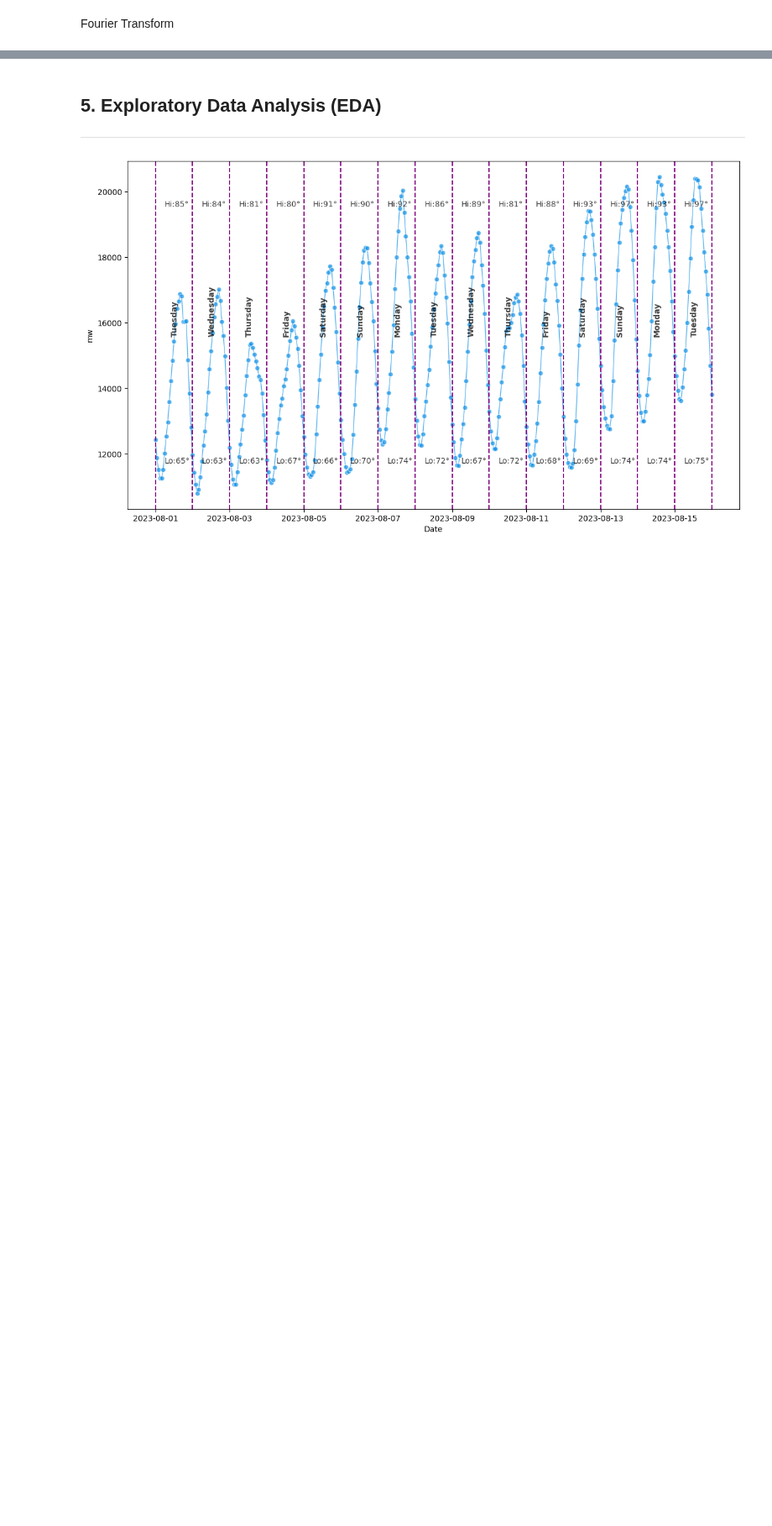
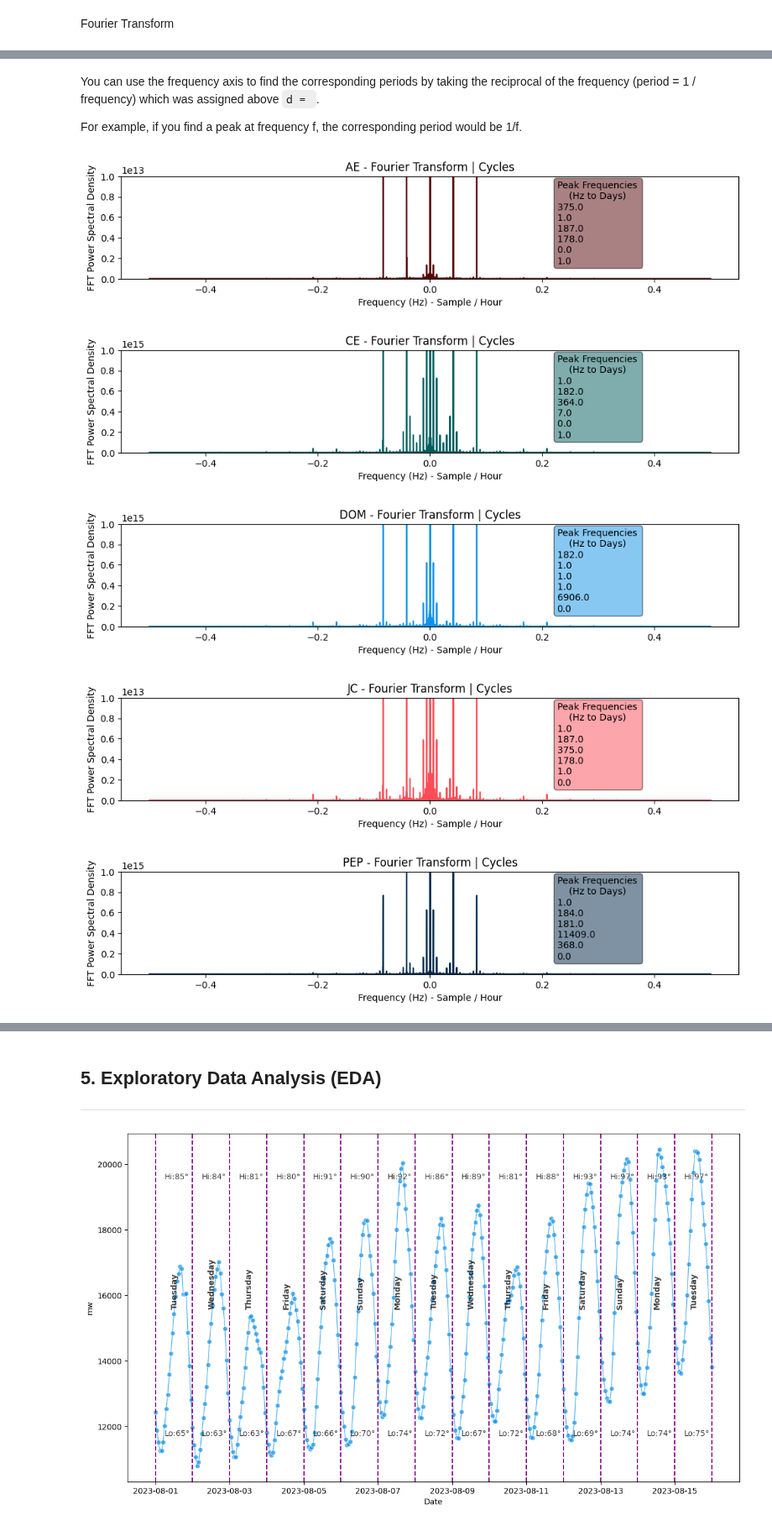
Before and after one commit to chill0121/Energy_Grid_Forecasting, a Jupyter notebook: Energy_Forecasting.ipynb, the cells around one changed output, grey strips where cells are left out. Shown at 84% size. Cells and saved outputs as stored; diff of their text form; code cells hidden in the pictures; blank space fills up the shorter version.

Commit message:
Finished fast fourier transform.

```diff
--- a/Energy_Forecasting.ipynb
+++ b/Energy_Forecasting.ipynb
@@ -796,7 +783,14 @@ load_df.tail(2)
 Fourier Transform
 # %%
 load_df['FFT'] = float
+load_df['FFT_Freq'] = float
 for zone in zones:
     mask = load_df['zone'] == zone
     temp_df = load_df.loc[mask]
-    load_df.loc[mask, 'FFT'] = np.abs(fft(temp_df['mw'].values))
+    # Perform fast fourier transform and take abs() to get spectral density.
+    load_df.loc[mask, 'FFT'] = np.abs(fft(temp_df['mw'].values)) ** 2
+    # Assign sample rate and find frequencies for plot.
+    # d is sample rate. 1 = samples / hour.
+    load_df.loc[mask, 'FFT_Freq'] = np.fft.fftfreq(temp_df['mw'].size, d = 1)
+
+load_df.tail(2)
@@ -813,7 +800,0 @@ load_df['FFT'].median()
-# %%
-for zone in zones:
-    plt.subplots(figsize = (12,4))
-    sns.lineplot(load_df.loc[load_df['zone'] == zone], y = 'FFT', x = 'Date')
-    plt.ylim(bottom = 0, top = 900000)
-    plt.title(f'{zone}')
-    plt.show()
@@ -825,0 +801,36 @@ for zone in zones:
+# %% [markdown]
+You can use the frequency axis to find the corresponding periods by taking the reciprocal of the frequency (period = 1 / frequency) which was assigned above `d = `.
+
+For example, if you find a peak at frequency f, the corresponding period would be 1/f.
+# %%
+for zone in zones:
+    plt.subplots(figsize = (12,2))
+    sns.lineplot(load_df.loc[load_df['zone'] == zone], y = 'FFT', x = 'FFT_Freq', c = zones_palette[zone])
+    # Assign y limits based on zone to better visualize.
+    if zone in ['AE', 'JC']:
+        plt.ylim(bottom = 0, top = 10000000000000)
+    else:
+        plt.ylim(bottom = 0, top = 1000000000000000)
+    # plt.xlim(left = 0) # Negatives are redundant.
+    plt.xlabel('Frequency (Hz) - Sample / Hour')
+    plt.ylabel('FFT Power Spectral Density')
+    plt.title(f'{zone} - Fourier Transform | Cycles')
+
+    # List top repeating cycles.
+    # Find top FFT values.
+    top_freq = load_df.loc[load_df['zone'] == zone]['FFT'].sort_values(ascending = False).index[1:13:2]
+    # Transform frequency to period of 1 day for interpretability
+    top_cycle_days = list(np.round(1 / (np.abs(load_df.loc[top_freq]['FFT_Freq'].astype(float))*24)))
+    text_box = ['\n' + (str(x)) for x in top_cycle_days]
+    plt.text(x = 0.5, y = -0.02,
+             s= f"Peak Frequencies \n    (Hz to Days) {' '.join(text_box)}",
+             transform = ax.transAxes,
+             bbox = dict(facecolor = zones_palette[zone], edgecolor = 'black', boxstyle = 'round', alpha = 0.5))
+
+    plt.show()
+# %% [output]
+[figure, added]
+[figure, added]
+[figure, added]
+[figure, added]
+[figure, added]
```
Also changed, not shown: parts of 17 cells of this notebook.
